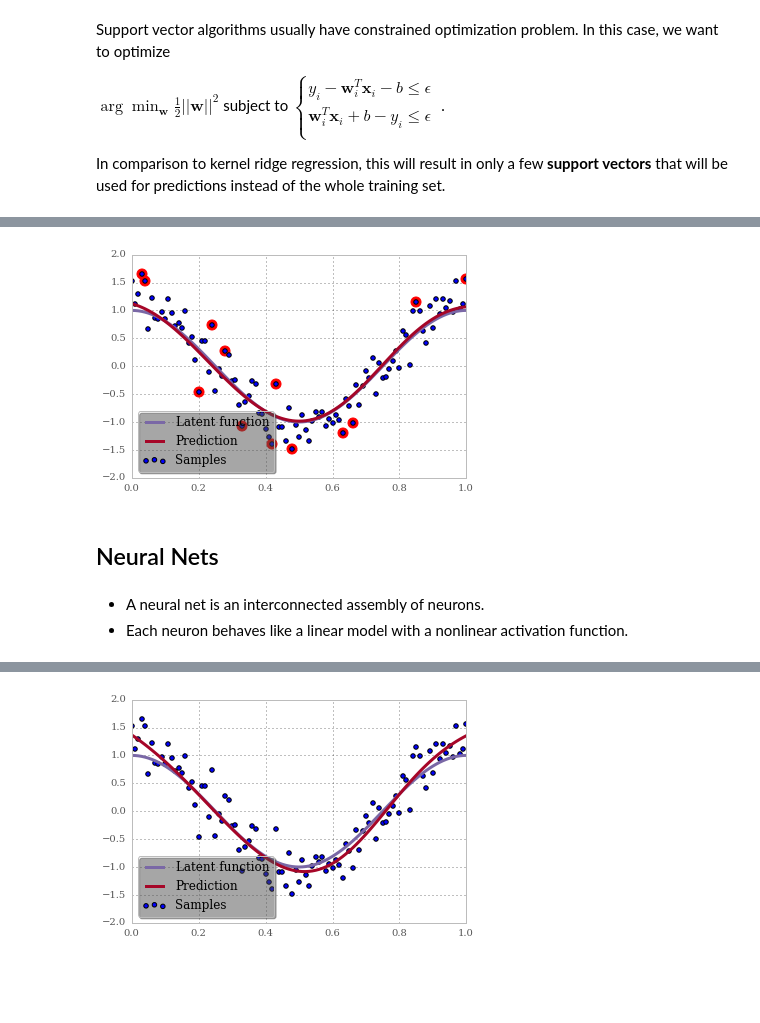
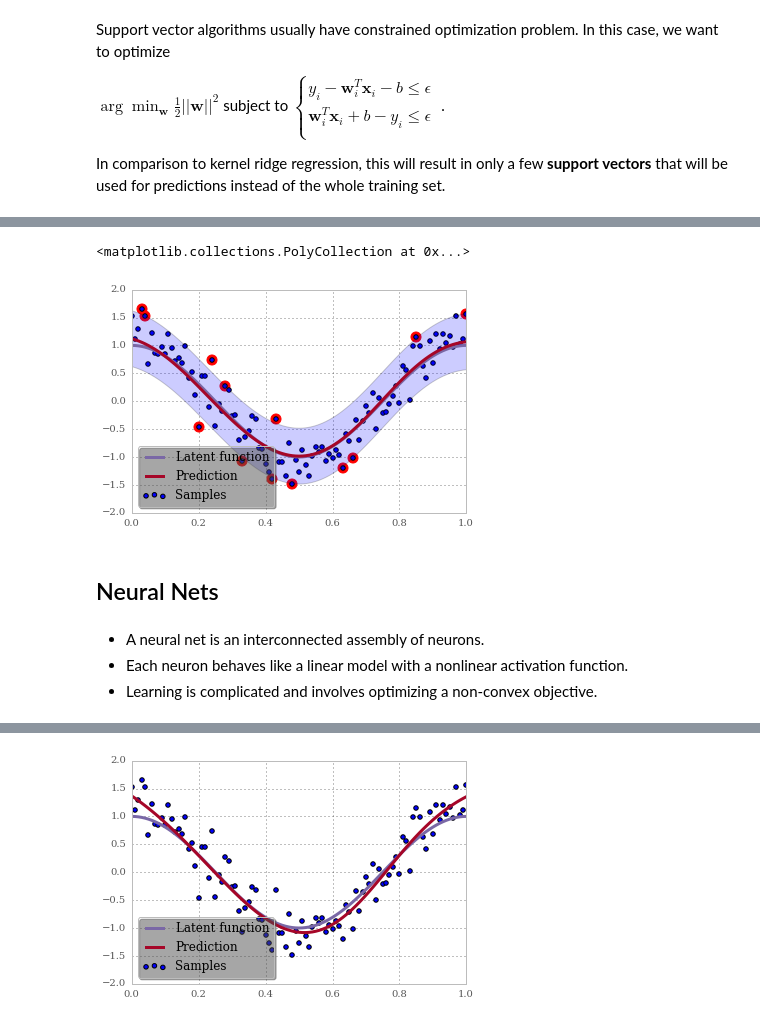
Before and after one commit to AlexanderFabisch/regression-tutorial, a Jupyter notebook: regression.ipynb, the cells around one changed output, grey strips where cells are left out. Drawn from its saved outputs; the diff is of its cells as text; code cells hidden in the pictures; blank space fills up the shorter version.

```diff
--- a/regression.ipynb
+++ b/regression.ipynb
@@ -443,16 +458,20 @@ Source: http://research.ncku.edu.tw/re/articles/e/20080620/3.html
 # %%
 from sklearn.svm import SVR
 
 svr = SVR("rbf", epsilon=0.5, gamma=10.0).fit(X, y)
 plt.scatter(x[svr.support_], y[svr.support_], color="r", s=100)
 plot_model(svr)
+plt.fill_between(x, svr.predict(X) - svr.epsilon,
+                 svr.predict(X) + svr.epsilon, alpha=0.2)
 # %% [output]
+<matplotlib.collections.PolyCollection at 0x...>
-[figure, old version]
+[figure, new version]
 # %% [markdown]
 ## Neural Nets
 # %% [markdown]
 * A neural net is an interconnected assembly of neurons.
 * Each neuron behaves like a linear model with a nonlinear activation function.
+* Learning is complicated and involves optimizing a non-convex objective.
 # %% [markdown]
 ![ANN](ann.png)
 Source: http://en.wikipedia.org/wiki/File:Neural_network_example.png
```
Also changed, not shown: parts of 12 cells of this notebook.
